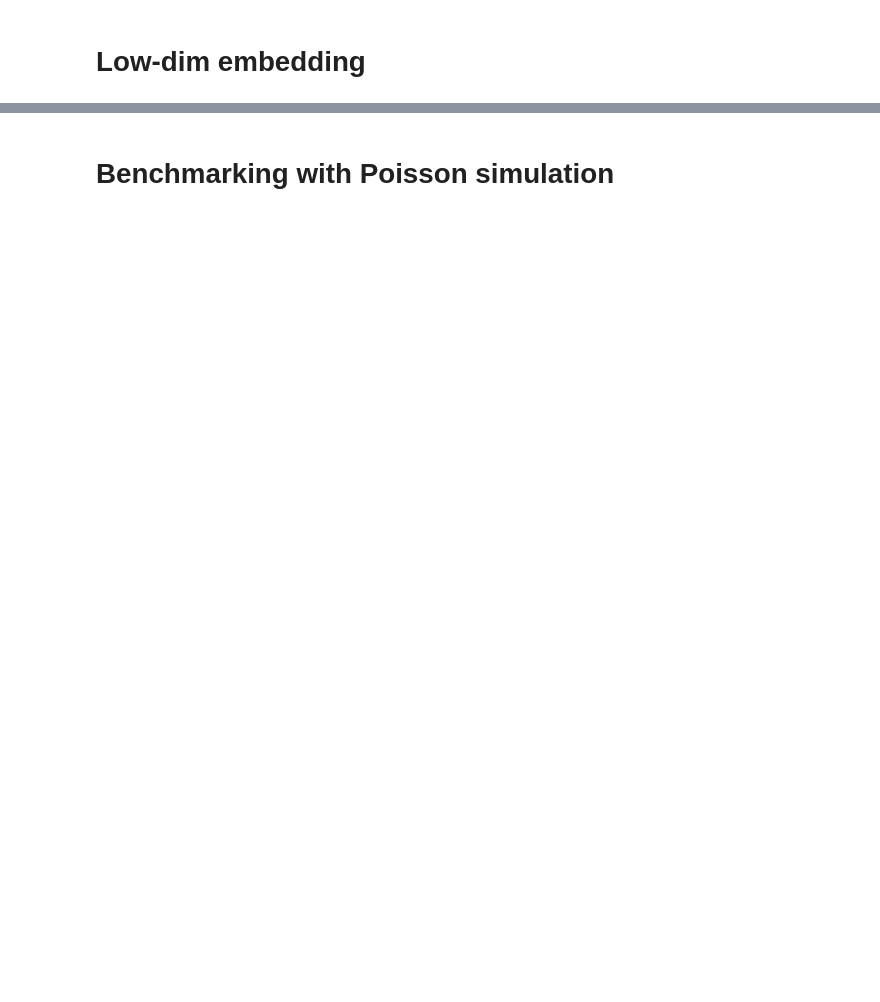
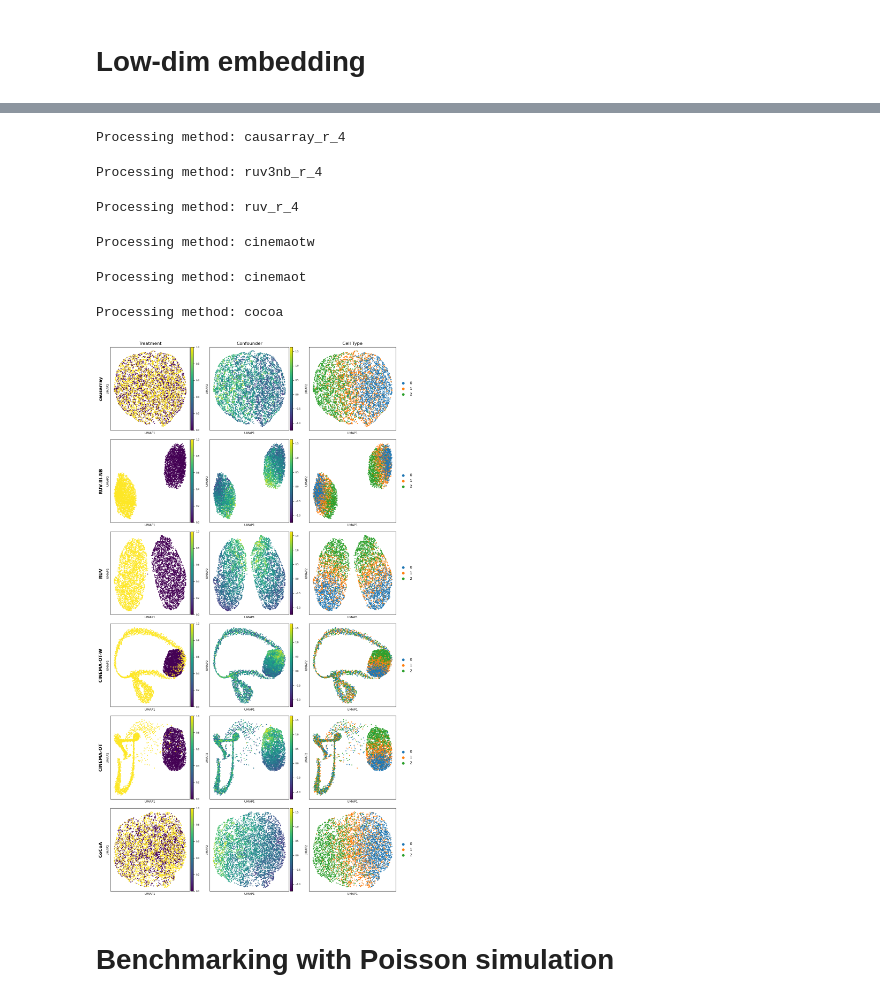
Before and after one commit to jaydu1/causarray, a Jupyter notebook: paper/simu_poi/Plot.ipynb, the cells around one changed output, grey strips where cells are left out. Cells and saved outputs as stored; diff of their text form; code cells hidden in the pictures; blank space fills up the shorter version.

```diff
--- a/paper/simu_poi/Plot.ipynb
+++ b/paper/simu_poi/Plot.ipynb
@@ -169,3 +104,52 @@ plt.savefig('results/simu_poi_umap_AZ.pdf', dpi=300, bbox_inches='tight')
+# %%
+method_list = ['causarray_r_4', 'ruv3nb_r_4', 'ruv_r_4', 'cinemaotw', 'cinemaot', 'cocoa']
+adata_cf_dict = {}
+
+for method in method_list:
+    CF = pd.read_csv('{}{}_cf_{}.csv'.format(path_result, method, seed), index_col=0).values
+    print(f'Processing method: {method}')
+    adata_cf_dict[method] = create_adata(np.nan_to_num(CF), obs_data, raw=False)
+
+method_name_list = ['causarray', 'RUV-III-NB', 'RUV', 'CINEMA-OT-W', 'CINEMA-OT', 'CoCoA']
+
+fig, axes = plt.subplots(len(method_list), 3, figsize=(12,3.5*len(method_list)))
+
+for i, method in enumerate(method_list):
+    axes[i, 0] = sc.pl.umap(adata_cf_dict[method], color='A', s=25, ax=axes[i, 0], show=False)
+    axes[i, 1] = sc.pl.umap(adata_cf_dict[method], color='Z', s=25, ax=axes[i, 1], show=False)
+    axes[i, 2] = sc.pl.umap(adata_cf_dict[method], color='celltype', s=25, ax=axes[i, 2], show=False)
+
+
+    if i==0:
+        axes[i, 0].set_title('Treatment')
+        axes[i, 1].set_title('Confounder')
+        axes[i, 2].set_title('Cell Type')
+    else:
+        axes[i, 0].set_title('')
+        axes[i, 1].set_title('')
+        axes[i, 2].set_title('')
+
+    for j in range(3):
+        axes[i, j].set_xlabel(axes[i, j].get_xlabel(), fontsize=8)
+        axes[i, j].set_ylabel(axes[i, j].get_ylabel(), fontsize=8)
+    for j in range(2):
+        cbar = axes[i, j].collections[0].colorbar
+        cbar.ax.tick_params(labelsize=8)  # Adjust the font size here
+        cbar.ax.tick_params(axis='both', which='major', labelsize=6)  # Adjust the font size here
+        cbar.ax.tick_params(axis='both', which='minor', labelsize=6)  # Adjust the font size for minor ticks if needed
+
+    axes[i, 0].text(-0.15, 0.5, method_name_list[i], transform=axes[i, 0].transAxes,
+                    rotation=90, verticalalignment='center', fontsize=12, fontweight='bold')
+fig.tight_layout()
+plt.savefig('results/simu_poi_umap.pdf', dpi=300, bbox_inches='tight')
+# %% [output]
+Processing method: causarray_r_4
+Processing method: ruv3nb_r_4
+Processing method: ruv_r_4
+Processing method: cinemaotw
+Processing method: cinemaot
+Processing method: cocoa
+[figure, added]
 # %% [markdown]
 # Benchmarking with Poisson simulation
 # %%
```
Also changed, not shown: parts of 11 cells of this notebook, 18 other files.
